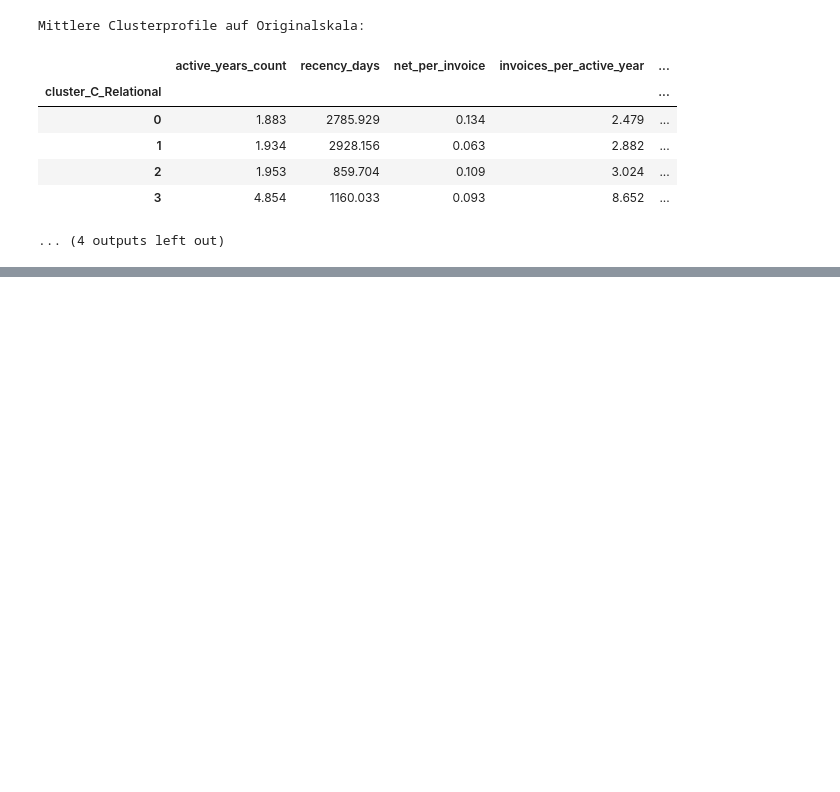
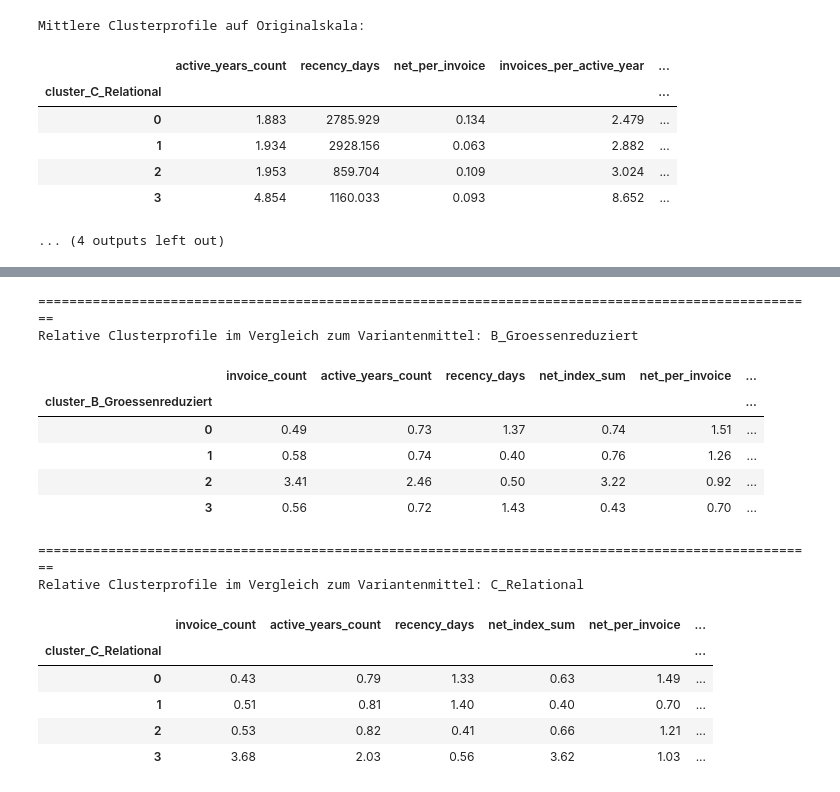
Before and after one commit to jensus-rep/data01-executive-search-analytics, a Jupyter notebook: notebooks/01_data_import_and_debitor_matrix.ipynb, the cells around one changed output, grey strips where cells are left out. Drawn from its saved outputs; the diff is of its cells as text; code cells hidden in the pictures; blank space fills up the shorter version.

```diff
--- a/notebooks/01_data_import_and_debitor_matrix.ipynb
+++ b/notebooks/01_data_import_and_debitor_matrix.ipynb
@@ -1831,0 +1939,42 @@ Mittlere Clusterprofile auf Originalskala:
+# %%
+# Clusterprofile innerhalb jeder Variante relativ zum jeweiligen Variantenmittel vergleichen
+
+interpretation_relative_profiles = {}
+
+for variant_name in interpretation_variants:
+    if variant_name not in interpretation_profiles:
+        continue
+
+    model = robustness_selected_models[variant_name]
+    result_df = model["result_df"].copy()
+    cluster_col = model["cluster_col"]
+
+    cluster_means = result_df.groupby(cluster_col)[available_business_profile_features].mean()
+    overall_means = result_df[available_business_profile_features].mean()
+
+    relative_profile_df = (cluster_means / overall_means).round(2)
+
+    interpretation_relative_profiles[variant_name] = relative_profile_df
+
+for variant_name, relative_df in interpretation_relative_profiles.items():
+    print("=" * 100)
+    print(f"Relative Clusterprofile im Vergleich zum Variantenmittel: {variant_name}")
+    display(relative_df)
+    print()
+# %% [output]
+====================================================================================================
+Relative Clusterprofile im Vergleich zum Variantenmittel: B_Groessenreduziert
+|  | invoice_count | active_years_count | recency_days | net_index_sum | net_per_invoice | ... |
+| cluster_B_Groessenreduziert |  |  |  |  |  | ... |
+| 0 | 0.49 | 0.73 | 1.37 | 0.74 | 1.51 | ... |
+| 1 | 0.58 | 0.74 | 0.40 | 0.76 | 1.26 | ... |
+| 2 | 3.41 | 2.46 | 0.50 | 3.22 | 0.92 | ... |
+| 3 | 0.56 | 0.72 | 1.43 | 0.43 | 0.70 | ... |
+====================================================================================================
+Relative Clusterprofile im Vergleich zum Variantenmittel: C_Relational
+|  | invoice_count | active_years_count | recency_days | net_index_sum | net_per_invoice | ... |
+| cluster_C_Relational |  |  |  |  |  | ... |
+| 0 | 0.43 | 0.79 | 1.33 | 0.63 | 1.49 | ... |
+| 1 | 0.51 | 0.81 | 1.40 | 0.40 | 0.70 | ... |
+| 2 | 0.53 | 0.82 | 0.41 | 0.66 | 1.21 | ... |
+| 3 | 3.68 | 2.03 | 0.56 | 3.62 | 1.03 | ... |
```
Also changed, not shown: parts of 8 cells of this notebook.
